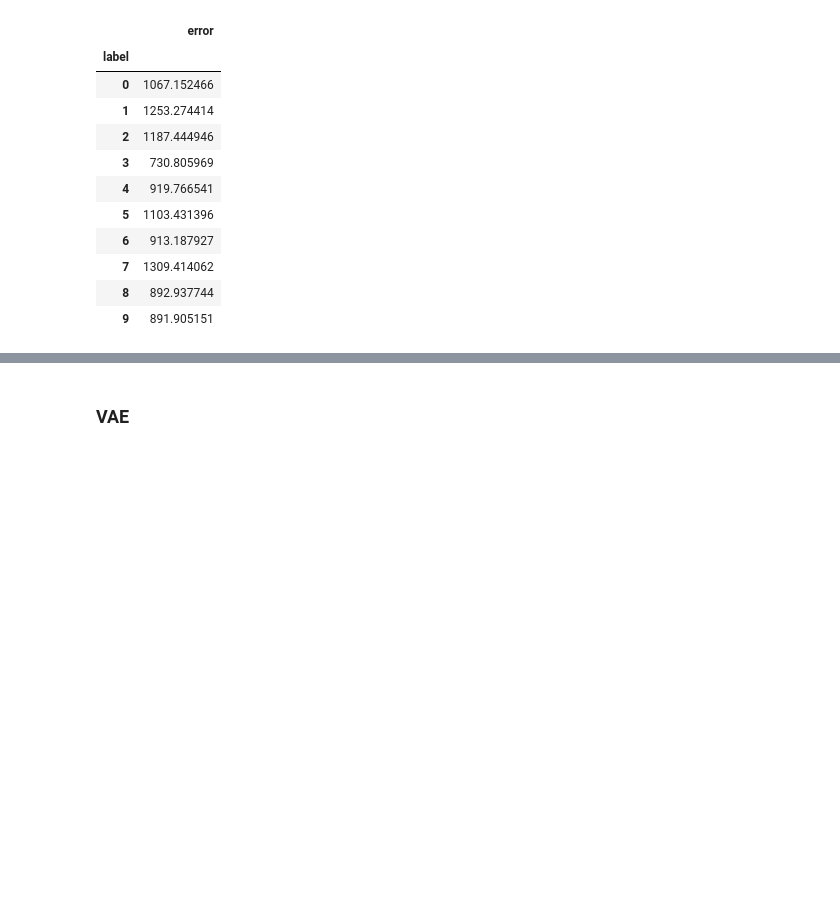
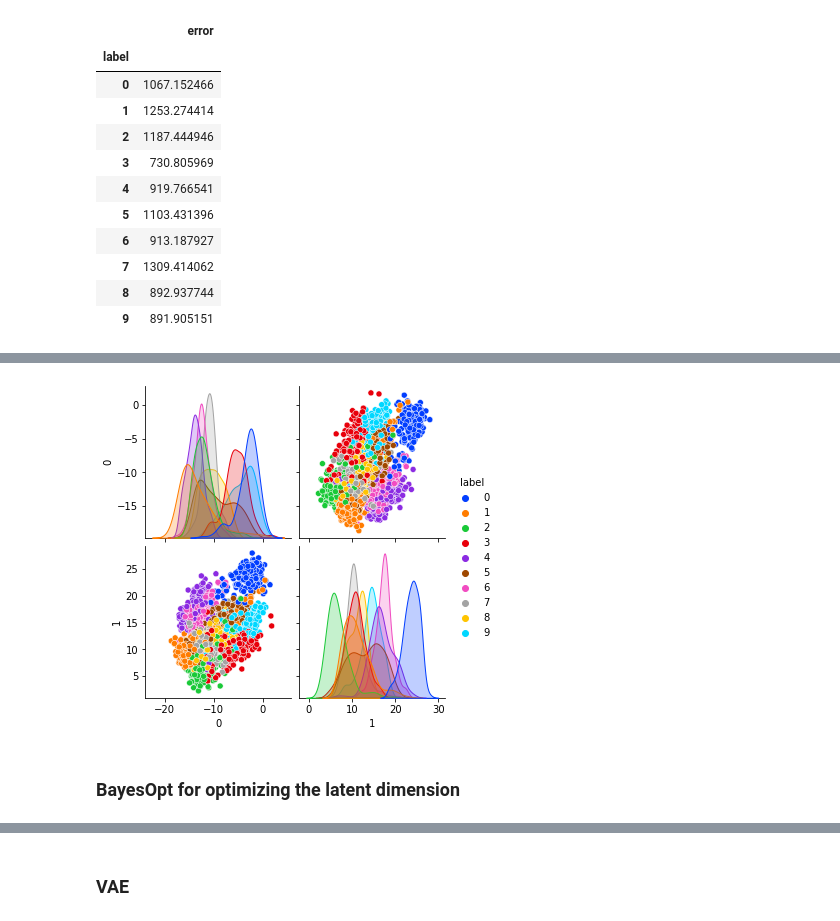
Before and after one commit to patel-zeel/nbblog, a Jupyter notebook: posts/autoencoder.ipynb, the cells around one changed output, grey strips where cells are left out. Saved outputs shown, nothing was run; the diff lists cells and outputs as text; code cells hidden in the pictures; blank space fills up the shorter version.

Commit message:
added new content like BayesOpt

```diff
--- a/posts/autoencoder.ipynb
+++ b/posts/autoencoder.ipynb
@@ -465,0 +615,18 @@ err_df.groupby("label").mean()
+# %%
+@jax.jit
+def loss(params, X):
+    X_hat = cae.apply(params, X)
+    diff = X - X_hat
+    return (diff**2).sum(axis=1).mean()/X.shape[1]
+
+loss_grad_fn = jax.value_and_grad(loss)
+tx = optax.adam(learning_rate=1e-2)
+params = cae.init(random.PRNGKey(0), X)
+opt_state = tx.init(params)
+# %%
+for i in range(2000):
+    loss_val, grads = loss_grad_fn(params, X)
+    updates, opt_state = tx.update(grads, opt_state)
+    params = optax.apply_updates(params, updates)
+    if i % 100 == 0:
+        print('Loss step {}: '.format(i), loss_val)
@@ -465,0 +654,6 @@ err_df.groupby("label").mean()
+# %%
+plot_encoding_2dim(ConvEncoder(bottleneck=2), params)
+# %% [output]
+[figure, added]
+# %% [markdown]
+### BayesOpt for optimizing the latent dimension
```
Also changed, not shown: parts of 36 cells of this notebook.
